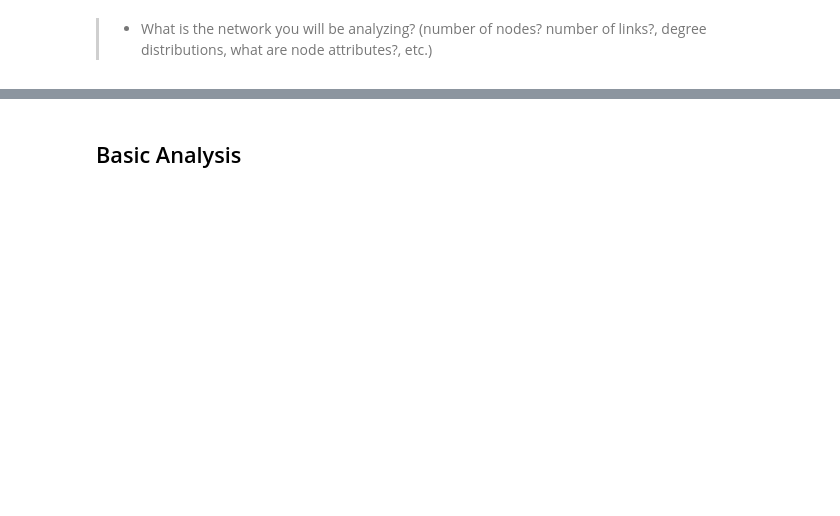
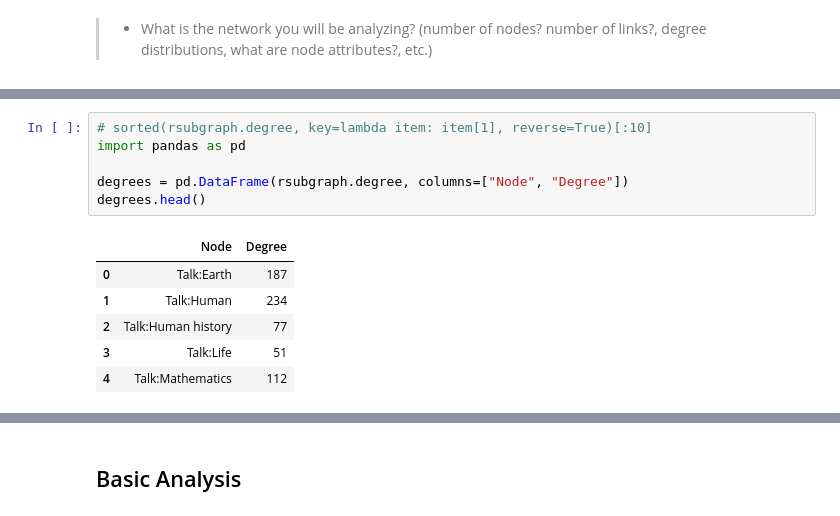
Before and after one commit to andste97/socialgraphs2023f-project, a Jupyter notebook: project/Project_draft.ipynb, the cells around one changed output, grey strips where cells are left out. Drawn from its saved outputs; the diff is of its cells as text; blank space fills up the shorter version.

```diff
--- a/project/Project_draft.ipynb
+++ b/project/Project_draft.ipynb
@@ -322,0 +323,13 @@ nx.draw(rsubgraph, with_labels=True, font_weight='light', font_size=5, node_size
+# %%
+# sorted(rsubgraph.degree, key=lambda item: item[1], reverse=True)[:10]
+import pandas as pd
+
+degrees = pd.DataFrame(rsubgraph.degree, columns=["Node", "Degree"])
+degrees.head()
+# %% [output]
+|  | Node | Degree |
+| 0 | Talk:Earth | 187 |
+| 1 | Talk:Human | 234 |
+| 2 | Talk:Human history | 77 |
+| 3 | Talk:Life | 51 |
+| 4 | Talk:Mathematics | 112 |
```
Also changed, not shown: parts of 11 cells of this notebook.
